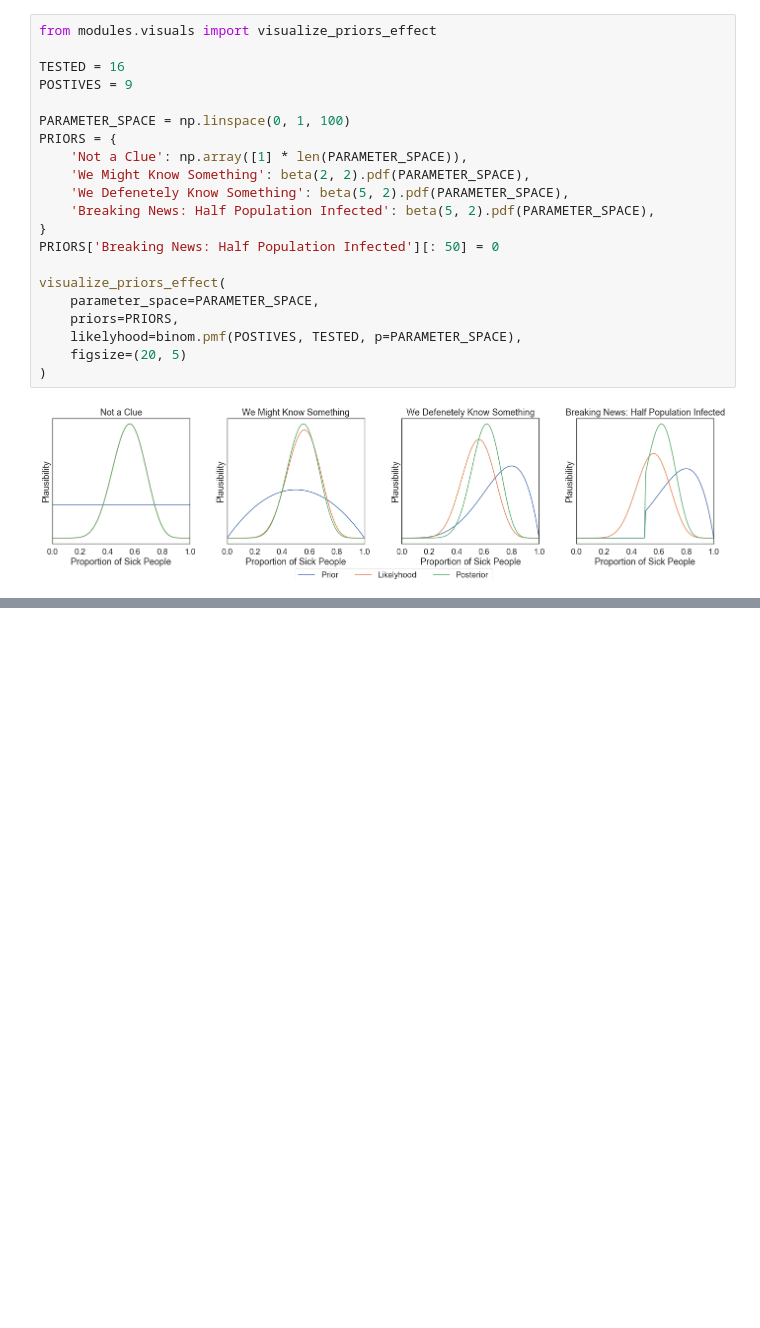
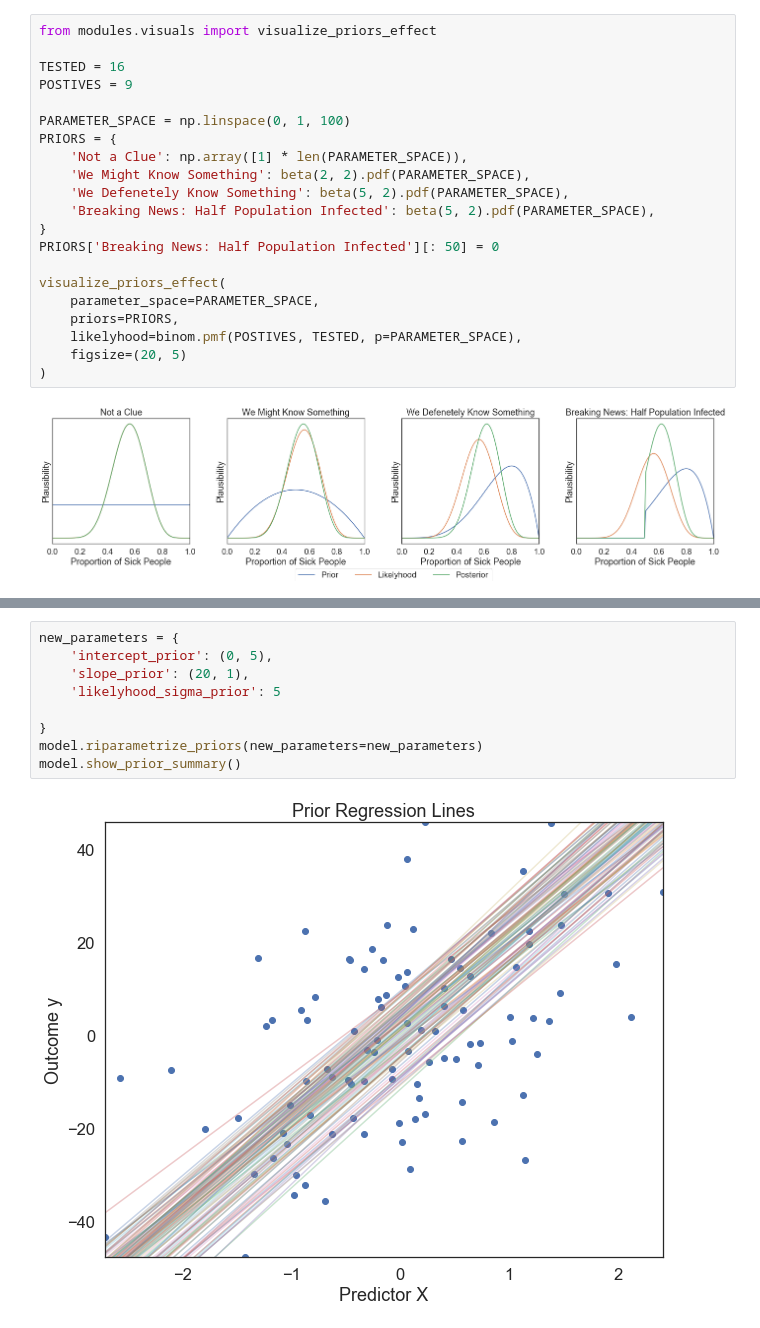
Before and after one commit to vb690/introduction_bayesian_analysis, a Jupyter notebook: workshop_slides.ipynb, the cells around one changed output, grey strips where cells are left out. Cells and saved outputs as stored; diff of their text form; blank space fills up the shorter version.

```diff
--- a/workshop_slides.ipynb
+++ b/workshop_slides.ipynb
@@ -222,0 +252,11 @@ visualize_bivariate_regression(
+# %%
+new_parameters = {
+    'intercept_prior': (0, 5),
+    'slope_prior': (20, 1),
+    'likelyhood_sigma_prior': 5
+
+}
+model.riparametrize_priors(new_parameters=new_parameters)
+model.show_prior_summary()
+# %% [output]
+[figure, added]
```
Also changed, not shown: parts of 23 cells of this notebook, 5 other files.
